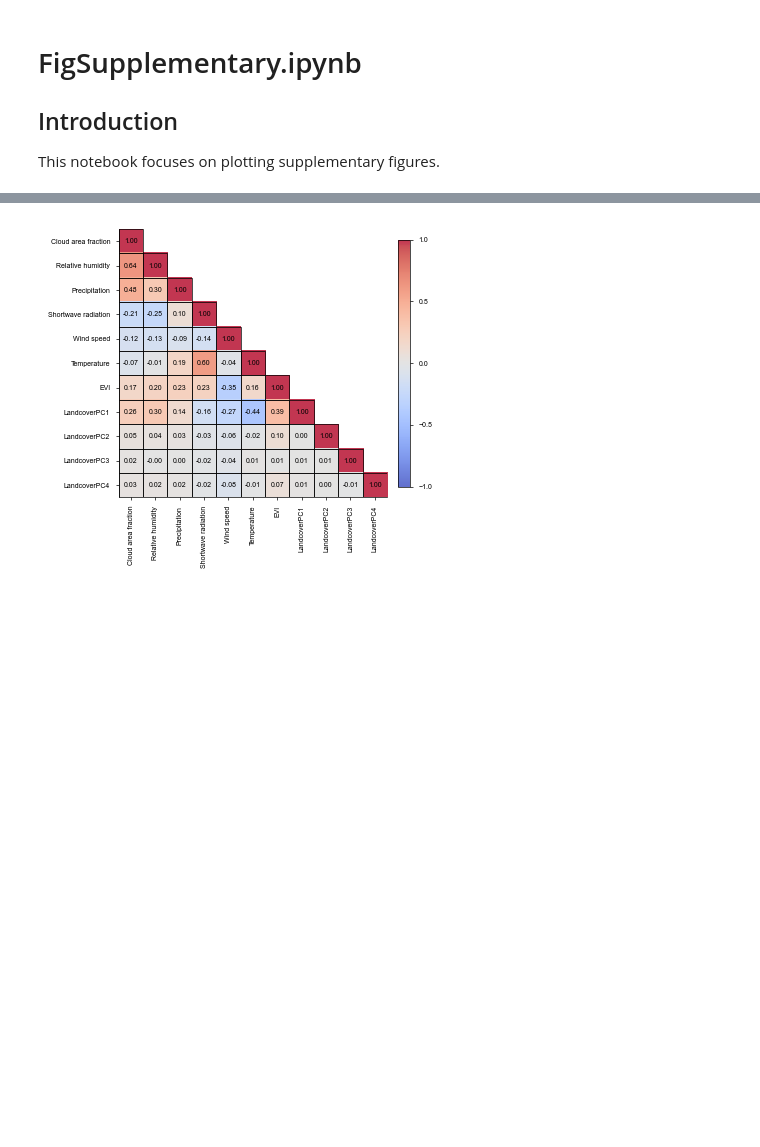
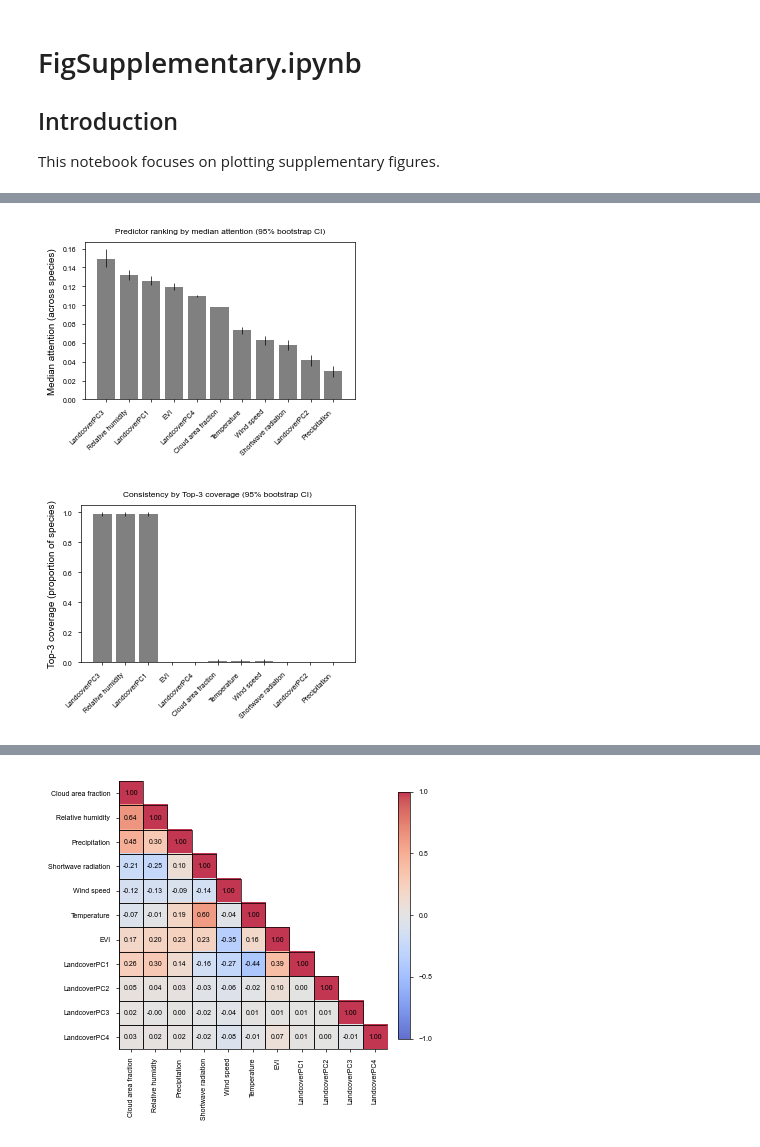
Before and after one commit to KLKua/DeepSDM, a Jupyter notebook: FigSupplementary.ipynb, the cells around one changed output, grey strips where cells are left out. Saved outputs shown, nothing was run; the diff lists cells and outputs as text; code cells hidden in the pictures; blank space fills up the shorter version.

```diff
--- a/FigSupplementary.ipynb
+++ b/FigSupplementary.ipynb
@@ -208,0 +324,54 @@ Pairwise results (species-level medians):
+# %%
+# ---------- 6) Save outputs ----------
+
+outdir = PU.plot_path_suppl
+summary_path = os.path.join(outdir, "attention_summary.csv")
+posthoc_path = os.path.join(outdir, "posthoc_wilcoxon_holm.csv")
+selection_path = os.path.join(outdir, "selected_variables_core_extended.json")
+
+summary.to_csv(summary_path, index=True)
+posthoc_df.to_csv(posthoc_path, index=False)
+with open(selection_path, "w", encoding="utf-8") as f:
+    json.dump({
+        "core": core_vars,
+        "extended": extended_vars,
+        "median_q75": float(median_q75),
+        "median_q50": float(median_q50),
+        "friedman_statistic": float(friedman_stat),
+        "friedman_pvalue": float(friedman_p),
+        "top_statistical_group": top_group
+    }, f, ensure_ascii=False, indent=2)
+# %%
+# ---------- 7) Visualizations: bar plots with 95% bootstrap CI ----------
+
+# Plot 1: Median attention with 95% CI
+plt.figure(figsize=mm2inch(80, 60), constrained_layout=True)
+order = summary.sort_values("median_attention", ascending=False).index.tolist()
+med_vals = summary.loc[order, "median_attention"].values
+err_low = med_vals - summary.loc[order, "median_lo95"].values
+err_high = summary.loc[order, "median_hi95"].values - med_vals
+plt.bar(range(len(order)), med_vals, yerr=[err_low, err_high], color = 'gray')
+plt.xticks(range(len(order)), convert_to_env_list_detail(order), rotation=45, ha="right")
+plt.ylabel("Median attention (across species)")
+plt.title("Predictor ranking by median attention (95% bootstrap CI)")
+plot1_path = os.path.join(outdir, "median_attention_CI.pdf")
+plt.savefig(plot1_path, dpi=500, transparent=True)
+plt.show()
+
+# Plot 2: Top-3 coverage with 95% CI
+plt.figure(figsize=mm2inch(80, 60), constrained_layout=True)
+cov_vals = summary.loc[order, "top3_coverage"].values
+cov_low = summary.loc[order, "coverage_lo95"].values
+cov_high = summary.loc[order, "coverage_hi95"].values
+err_low2 = cov_vals - cov_low
+err_high2 = cov_high - cov_vals
+plt.bar(range(len(order)), cov_vals, yerr=[err_low2, err_high2], color = 'grey')
+plt.xticks(range(len(order)), convert_to_env_list_detail(order), rotation=45, ha="right")
+plt.ylabel("Top-3 coverage (proportion of species)")
+plt.title("Consistency by Top-3 coverage (95% bootstrap CI)")
+plot2_path = os.path.join(outdir, "top3_coverage_CI.pdf")
+plt.savefig(plot2_path, dpi=500, transparent=True)
+plt.show()
+# %% [output]
+[figure, added]
+[figure, added]
```
Also changed, not shown: parts of 43 cells of this notebook.
